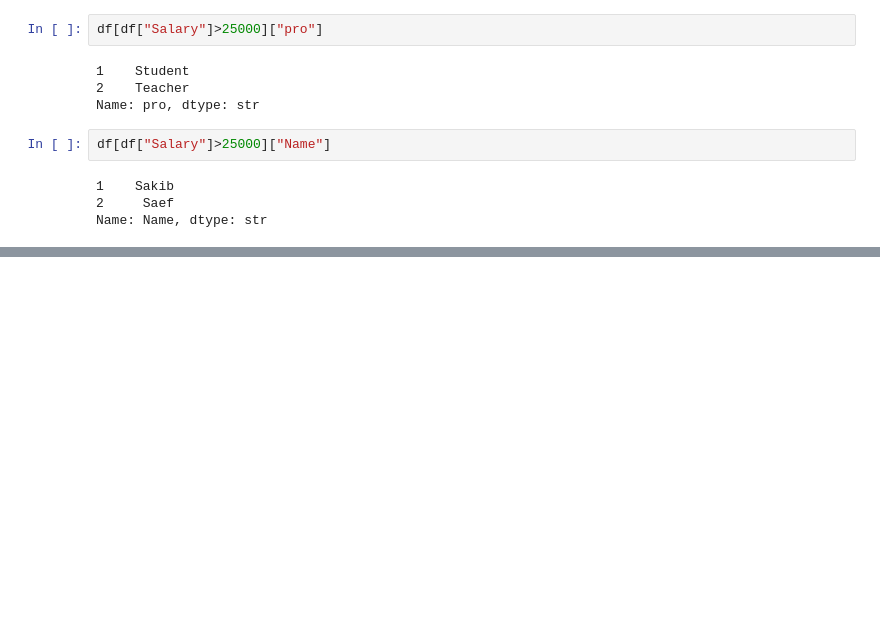
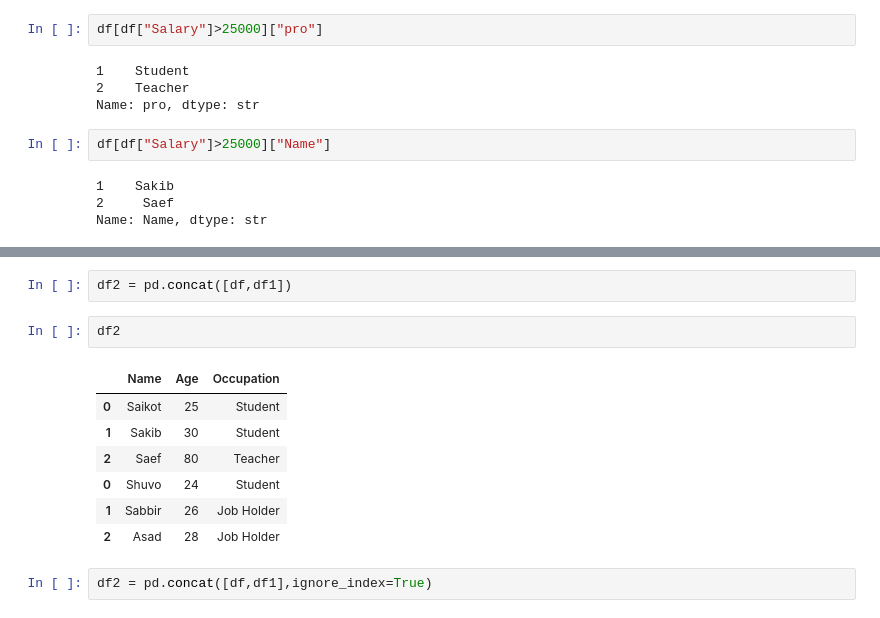
Before and after one commit to Saikot313/Pandas, a Jupyter notebook: pandas.ipynb, the cells around one changed output, grey strips where cells are left out. Cells and saved outputs as stored; diff of their text form; blank space fills up the shorter version.

```diff
--- a/pandas.ipynb
+++ b/pandas.ipynb
@@ -472,0 +546,14 @@ Name: Name, dtype: str
+# %%
+df2 = pd.concat([df,df1])
+# %%
+df2
+# %% [output]
+|  | Name | Age | Occupation |
+| 0 | Saikot | 25 | Student |
+| 1 | Sakib | 30 | Student |
+| 2 | Saef | 80 | Teacher |
+| 0 | Shuvo | 24 | Student |
+| 1 | Sabbir | 26 | Job Holder |
+| 2 | Asad | 28 | Job Holder |
+# %%
+df2 = pd.concat([df,df1],ignore_index=True)
```
Also changed, not shown: parts of 9 cells of this notebook.
